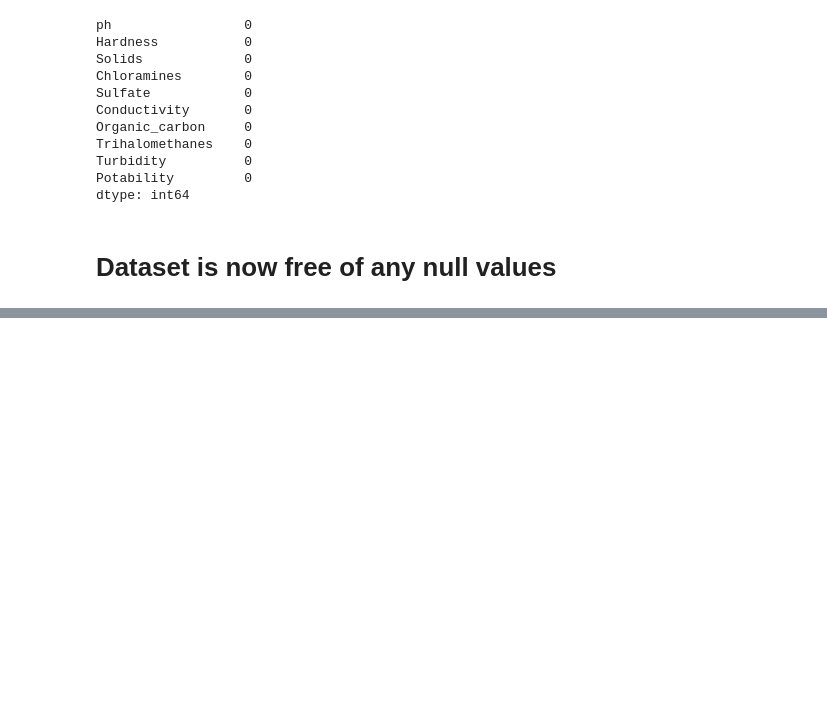
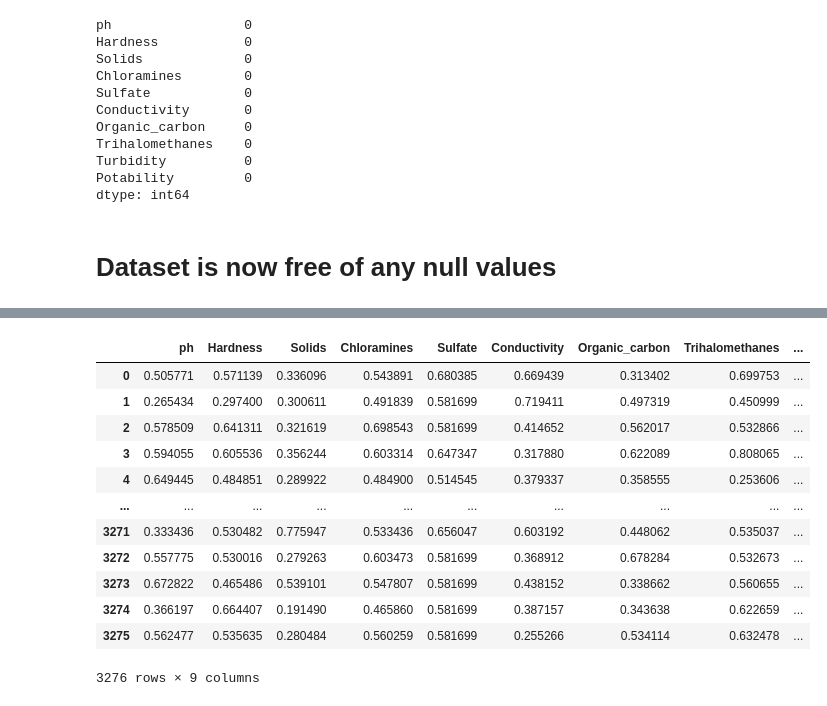
Before and after one commit to atulbhargavks/DM_Project, a Jupyter notebook: DM_Project.ipynb, the cells around one changed output, grey strips where cells are left out. Saved outputs shown, nothing was run; the diff lists cells and outputs as text; code cells hidden in the pictures; blank space fills up the shorter version.

```diff
--- a/DM_Project.ipynb
+++ b/DM_Project.ipynb
@@ -182,0 +224,11 @@ dtype: int64
+# %%
+to_scale = [col for col in data.columns if data[col].max() > 1]
+mms = MinMaxScaler()
+scaled = mms.fit_transform(data[to_scale])
+scaled = pd.DataFrame(scaled, columns=to_scale)
+
+# Replace original columns with scaled ones
+for col in scaled:
+    data[col] = scaled[col]
+
+data.head()
@@ -182,0 +242,18 @@ dtype: int64
+# %%
+X = data.drop('Potability', axis=1)
+# %%
+X
+# %% [output]
+|  | ph | Hardness | Solids | Chloramines | Sulfate | Conductivity | Organic_carbon | Trihalomethanes | ... |
+| 0 | 0.505771 | 0.571139 | 0.336096 | 0.543891 | 0.680385 | 0.669439 | 0.313402 | 0.699753 | ... |
+| 1 | 0.265434 | 0.297400 | 0.300611 | 0.491839 | 0.581699 | 0.719411 | 0.497319 | 0.450999 | ... |
+| 2 | 0.578509 | 0.641311 | 0.321619 | 0.698543 | 0.581699 | 0.414652 | 0.562017 | 0.532866 | ... |
+| 3 | 0.594055 | 0.605536 | 0.356244 | 0.603314 | 0.647347 | 0.317880 | 0.622089 | 0.808065 | ... |
+| 4 | 0.649445 | 0.484851 | 0.289922 | 0.484900 | 0.514545 | 0.379337 | 0.358555 | 0.253606 | ... |
+| ... | ... | ... | ... | ... | ... | ... | ... | ... | ... |
+| 3271 | 0.333436 | 0.530482 | 0.775947 | 0.533436 | 0.656047 | 0.603192 | 0.448062 | 0.535037 | ... |
+| 3272 | 0.557775 | 0.530016 | 0.279263 | 0.603473 | 0.581699 | 0.368912 | 0.678284 | 0.532673 | ... |
+| 3273 | 0.672822 | 0.465486 | 0.539101 | 0.547807 | 0.581699 | 0.438152 | 0.338662 | 0.560655 | ... |
+| 3274 | 0.366197 | 0.664407 | 0.191490 | 0.465860 | 0.581699 | 0.387157 | 0.343638 | 0.622659 | ... |
+| 3275 | 0.562477 | 0.535635 | 0.280484 | 0.560259 | 0.581699 | 0.255266 | 0.534114 | 0.632478 | ... |
+3276 rows × 9 columns
```
Also changed, not shown: parts of 62 cells of this notebook.
